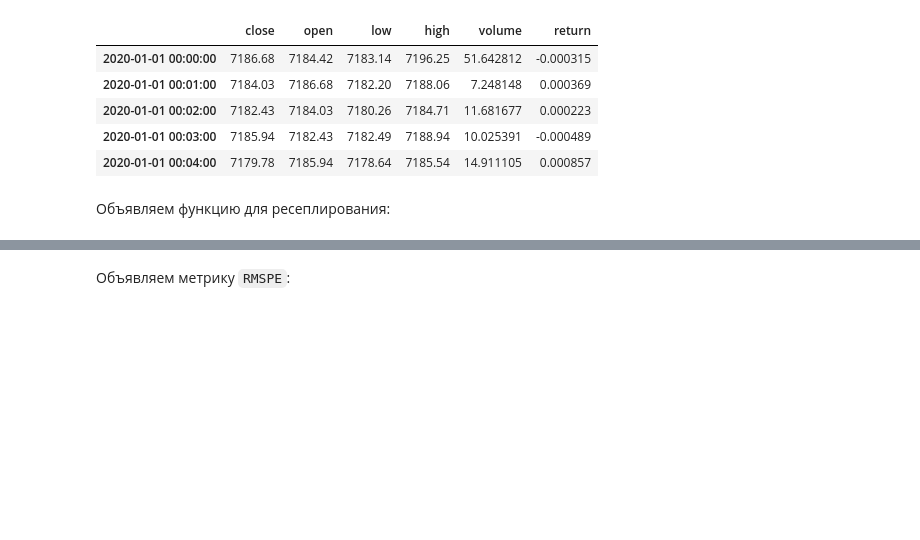
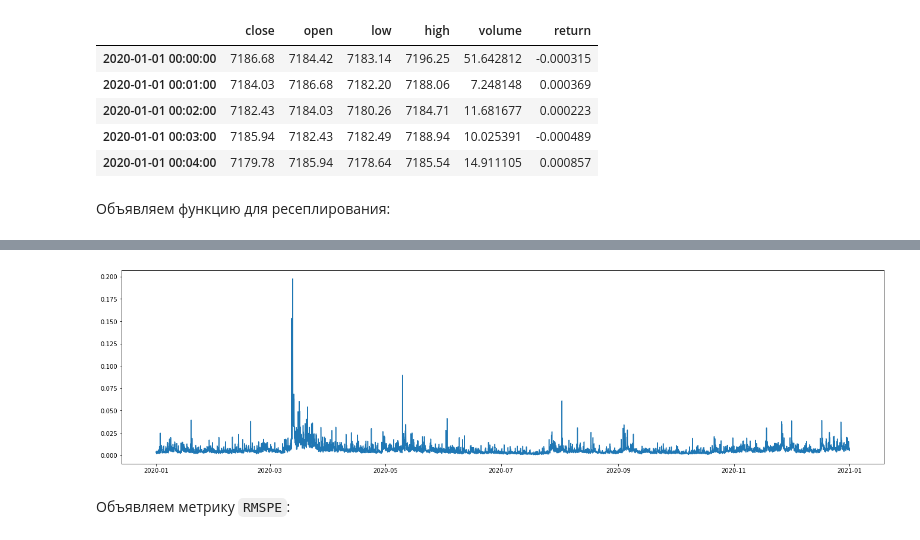
Before and after one commit to lantalex/cmf_relized_vol_prediction, a Jupyter notebook: week-1.ipynb, the cells around one changed output, grey strips where cells are left out. Drawn from its saved outputs; the diff is of its cells as text; code cells hidden in the pictures; blank space fills up the shorter version.

```diff
--- a/week-1.ipynb
+++ b/week-1.ipynb
@@ -62,3 +66,9 @@ df_1h.head()
+# %%
+plt.figure(figsize=(23,6))
+plt.plot(df_1h['vol'])
+plt.show()
+# %% [output]
+[figure, added]
 # %% [markdown]
 Объявляем метрику `RMSPE`:
 # %%
```
Also changed, not shown: parts of 29 cells of this notebook.
